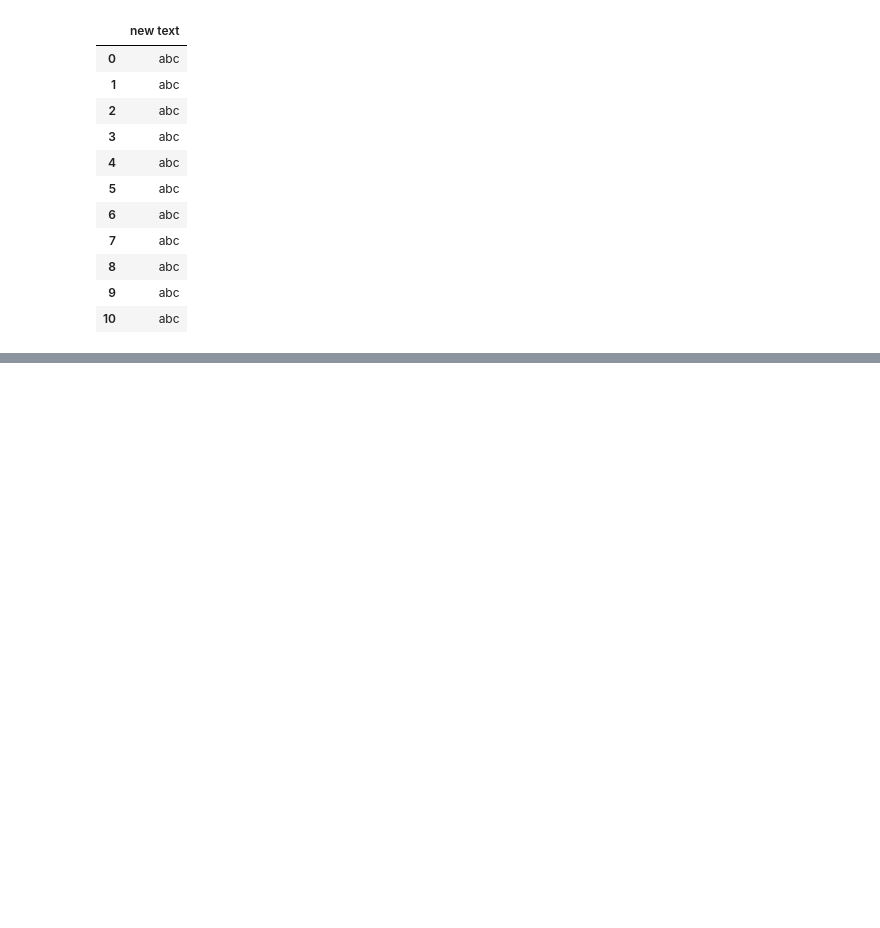
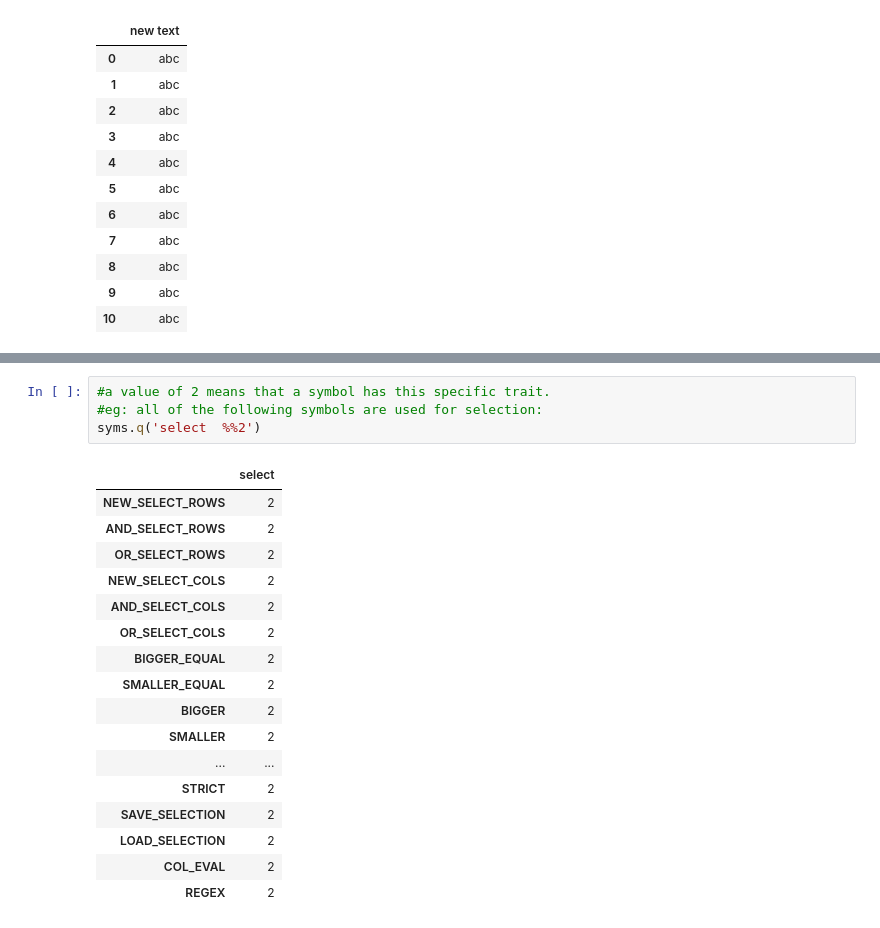
Before and after one commit to MartinVoelkl94/qplib_dev, a Jupyter notebook: interactive_demo.ipynb, the cells around one changed output, grey strips where cells are left out. Saved outputs shown, nothing was run; the diff lists cells and outputs as text; blank space fills up the shorter version.

```diff
--- a/interactive_demo.ipynb
+++ b/interactive_demo.ipynb
@@ -673,0 +807,22 @@ df.q('$new=abc  $header=new text')
+# %%
+#a value of 2 means that a symbol has this specific trait.
+#eg: all of the following symbols are used for selection:
+syms.q('select  %%2')
+# %% [output]
+|  | select |
+| NEW_SELECT_ROWS | 2 |
+| AND_SELECT_ROWS | 2 |
+| OR_SELECT_ROWS | 2 |
+| NEW_SELECT_COLS | 2 |
+| AND_SELECT_COLS | 2 |
+| OR_SELECT_COLS | 2 |
+| BIGGER_EQUAL | 2 |
+| SMALLER_EQUAL | 2 |
+| BIGGER | 2 |
+| SMALLER | 2 |
+| ... | ... |
+| STRICT | 2 |
+| SAVE_SELECTION | 2 |
+| LOAD_SELECTION | 2 |
+| COL_EVAL | 2 |
+| REGEX | 2 |
```
Also changed, not shown: parts of 15 cells of this notebook.
